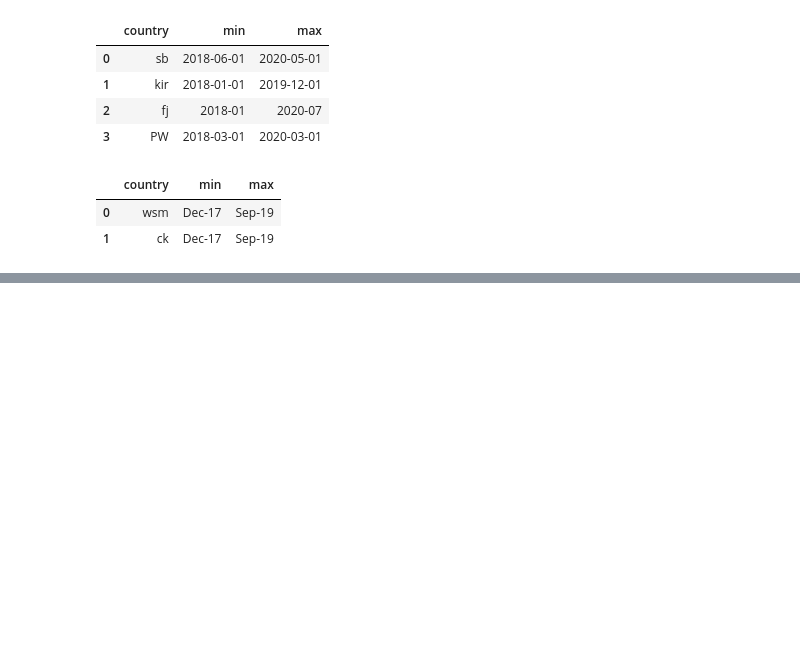
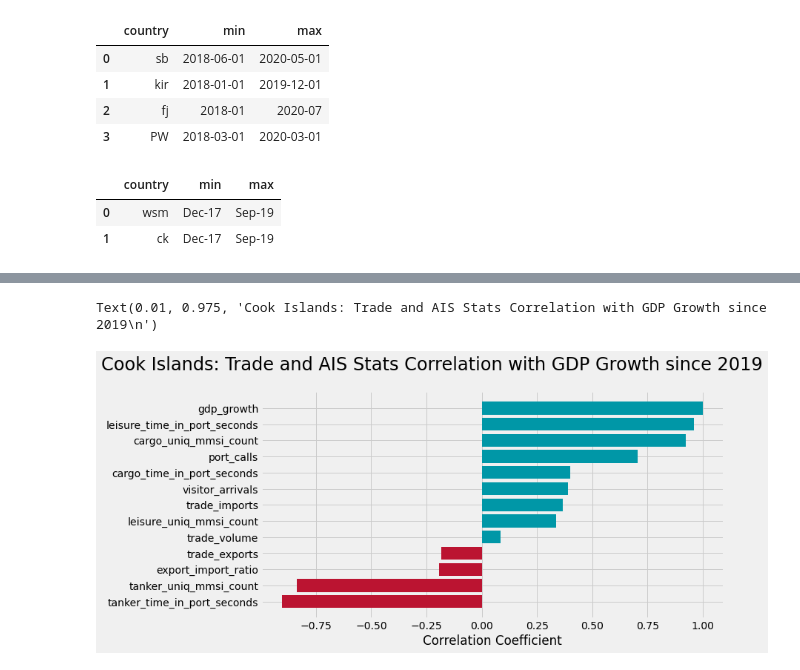
Before and after one commit to GeoffPidcock/ais-pacifimpact, a Jupyter notebook: notebooks/03--geoffpidcock--modeling-cpi-trade-gdp.ipynb, the cells around one changed output, grey strips where cells are left out. Saved outputs shown, nothing was run; the diff lists cells and outputs as text; code cells hidden in the pictures; blank space fills up the shorter version.

```diff
--- a/notebooks/03--geoffpidcock--modeling-cpi-trade-gdp.ipynb
+++ b/notebooks/03--geoffpidcock--modeling-cpi-trade-gdp.ipynb
@@ -419,0 +453,21 @@ Feature gaps
+# %%
+# GDP
+ck_gdp = pd.read_sql(
+"""
+--with model as (
+select
+    to_date(date,'Mon-YY') as date_from
+    ,to_date(date,'Mon-YY') + interval '4 month' - interval '1 day' as date_to
+    ,cast(value as float) as gdp
+    ,(cast(value as float)/(lag(cast(value as float),1) over (order by to_date(date,'Mon-YY') asc))-1) as gdp_growth
+    ,(cast(value as float)/(lag(cast(value as float),4) over (order by to_date(date,'Mon-YY') asc))-1) as gdp_growth_annualised
+from public.country_metrics
+    where true
+    and category = 'GDP'
+    and country = 'ck'
+--    and name = 'GDP_Restaurants and Bars'
+    and name='GDP_GDP at Market Prices'
+--)
+"""
+,con=engine)
+ck_gdp
@@ -419,0 +643,19 @@ Feature gaps
+# %%
+coef = data_model.drop(columns=['fishing_uniq_mmsi_count'
+                                ,'fishing_time_in_port_seconds'
+                                ,'gdp'
+                                ,'gdp_growth_annualised']).corr()\
+.sort_values(by='gdp_growth',ascending=True)['gdp_growth']
+plt.clf
+f = plt.figure(figsize=(12,6))
+plt.barh(coef.index
+        ,coef
+        ,color=(coef>0).map({True:'#0097a7',False:'#bb1431'}))
+
+plt.xlabel('Correlation Coefficient')
+plt.tight_layout(rect=[0, 0.03, 1, 0.90])
+plt.suptitle('Cook Islands: Trade and AIS Stats Correlation with GDP Growth since 2019\n',x=0.01, y=.975,fontsize=24,ha='left')
+#plt.figtext(0.01,0.87,'Based on 6 quarterly measures',fontdict={'fontsize':18,'ha':'left'})
+# %% [output]
+Text(0.01, 0.975, 'Cook Islands: Trade and AIS Stats Correlation with GDP Growth since 2019\n')
+[figure, added]
```
Also changed, not shown: parts of 42 cells of this notebook, 1 other file.
